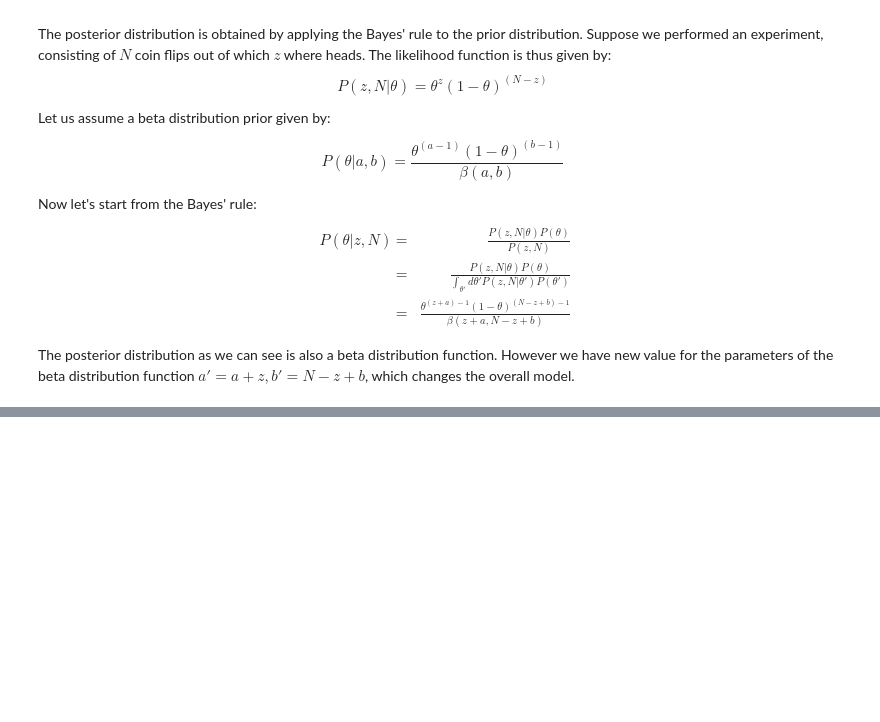
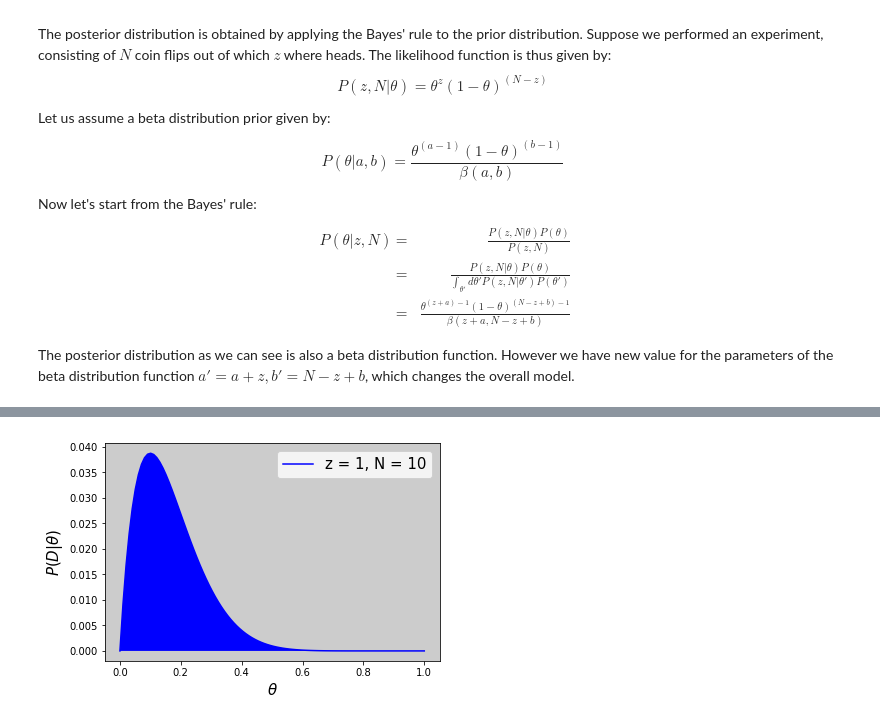
Before and after one commit to nathdipankar/Bayesian-Statistics, a Jupyter notebook: BinomialProbailityWithExactmathematicalAnalysis/Inferring Binomial Probability.ipynb, the cells around one changed output, grey strips where cells are left out. Saved outputs shown, nothing was run; the diff lists cells and outputs as text; code cells hidden in the pictures; blank space fills up the shorter version.

```diff
--- a/BinomialProbailityWithExactmathematicalAnalysis/Inferring Binomial Probability.ipynb
+++ b/BinomialProbailityWithExactmathematicalAnalysis/Inferring Binomial Probability.ipynb
@@ -187,0 +216,12 @@ The posterior distribution as we can see is also a beta distribution function. H
+# %%
+def likelihood(theta, N, z):
+    return ((theta)**z)*(1-theta)**(N-z)
+fig, ax = plt.subplots(1, 1)
+ax.plot(x, likelihood(x, 10, 1), 'b-', label = 'z = 1, N = 10')
+ax.legend(loc = 'best', fontsize = 15)
+ax.set_xlabel(r'$\theta$', fontsize = 15)
+ax.set_ylabel(r'$P\left(D|\theta\right)$', fontsize = 15)
+ax.fill(x, likelihood(x, 10, 1), 'b')
+ax.set_facecolor('0.8')
+# %% [output]
+[figure, added]
```
Also changed, not shown: parts of 25 cells of this notebook.
